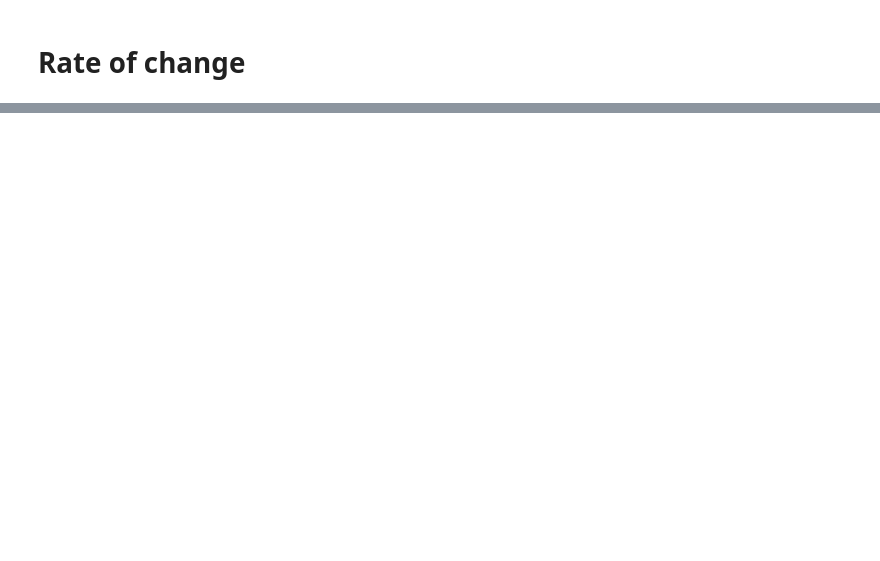
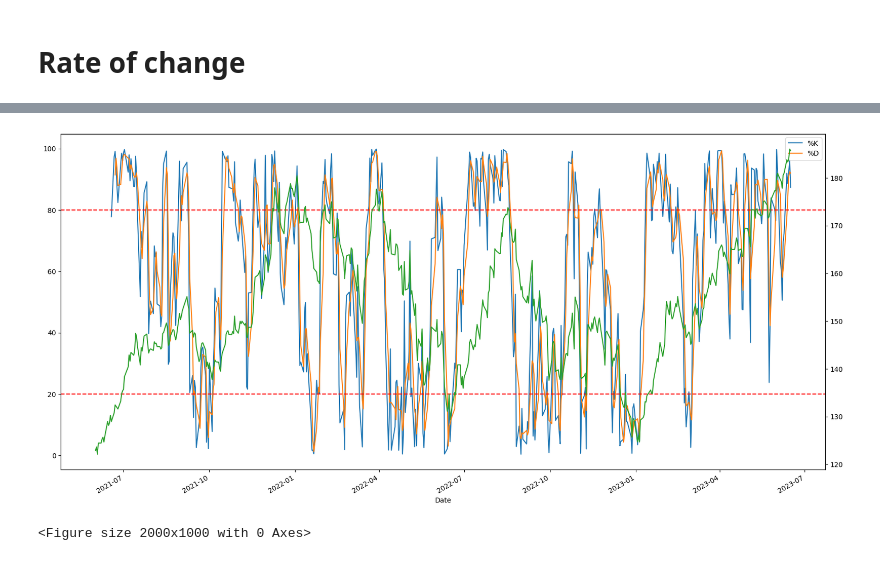
Before and after one commit to xwj0109/Quant-Finance, a Jupyter notebook: Momentum_strategy.ipynb, the cells around one changed output, grey strips where cells are left out. Cells and saved outputs as stored; diff of their text form; code cells hidden in the pictures; blank space fills up the shorter version.

```diff
--- a/Momentum_strategy.ipynb
+++ b/Momentum_strategy.ipynb
@@ -138,0 +158,11 @@ a
+# %%
+#https://www.learnpythonwithrune.org/pandas-calculate-the-stochastic-oscillator-indicator-for-stocks/
+
+#if %K > %D, Buy signal
+#if %k < %D, Sell signal
+
+#if below 20 the stock is oversold
+#if above 80 the stock is overbought
+
+aapl = yf.download('AAPL', start=datetime(2021, 6, 1), end=datetime.now())
+aapl
@@ -138,0 +185,14 @@ a
+# %%
+aapl['14-high'] = aapl['High'].rolling(14).max()
+aapl['14-low'] = aapl['Low'].rolling(14).min()
+aapl['%K'] = (aapl['Close'] - aapl['14-low'])*100/(aapl['14-high'] - aapl['14-low'])
+aapl['%D'] = aapl['%K'].rolling(3).mean()
+ax = aapl[['%K', '%D']].plot()
+aapl['Adj Close'].plot(ax=ax, secondary_y=True)
+ax.axhline(20, linestyle='--', color="r")
+ax.axhline(80, linestyle="--", color="r")
+plt.figure(figsize=(20,10))
+plt.show()
+# %% [output]
+[figure, added]
+<Figure size 2000x1000 with 0 Axes>
```
Also changed, not shown: parts of 17 cells of this notebook.
